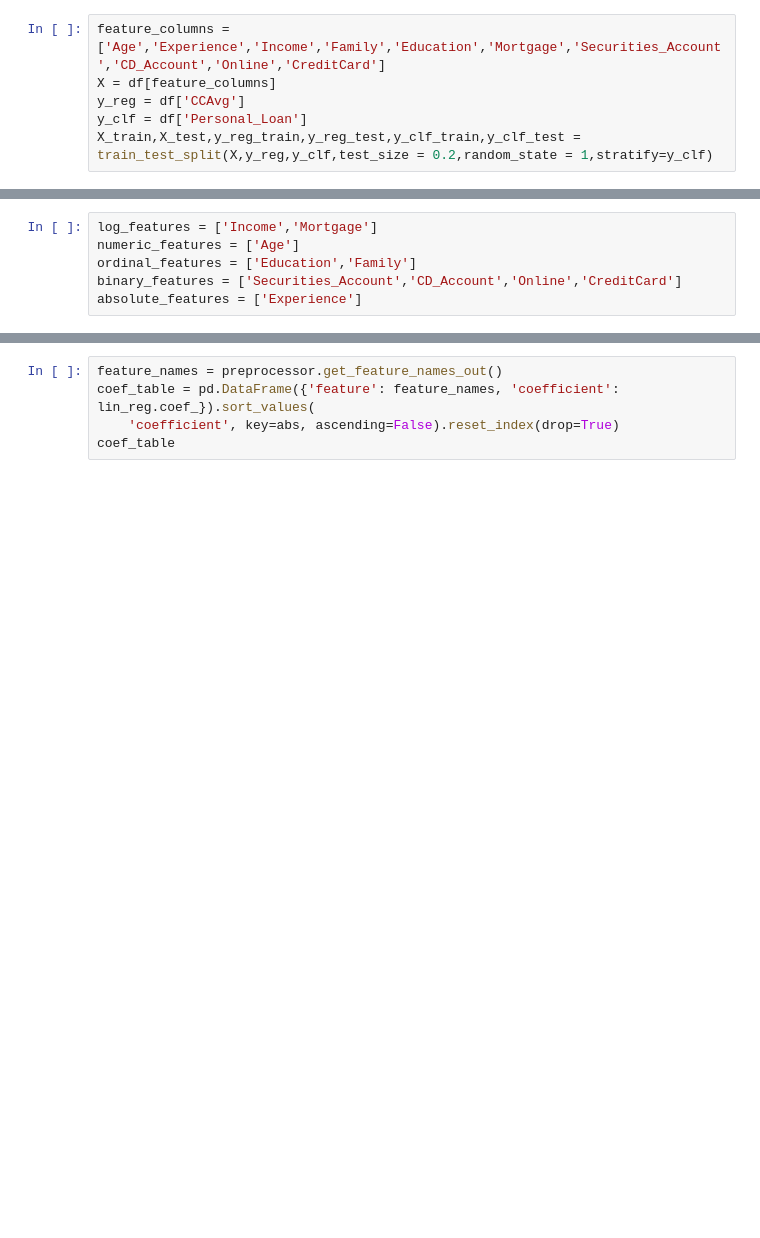
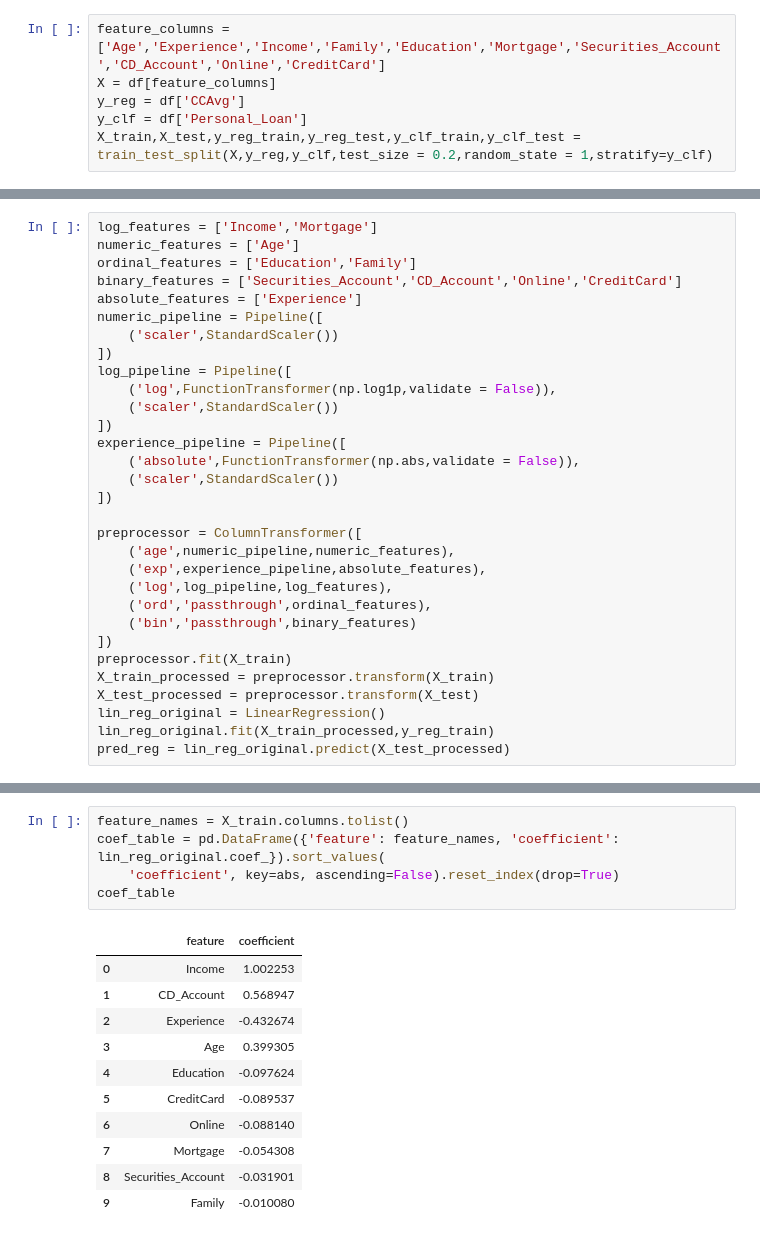
Before and after one commit to yajvashee/EDA, a Jupyter notebook: assessment/customer_beahviour_model_for_loan_targeting.ipynb, the cells around one changed output, grey strips where cells are left out. Saved outputs shown, nothing was run; the diff lists cells and outputs as text; blank space fills up the shorter version.

```diff
--- a/assessment/customer_beahviour_model_for_loan_targeting.ipynb
+++ b/assessment/customer_beahviour_model_for_loan_targeting.ipynb
@@ -249,3 +371,28 @@ numeric_features = ['Age']
 ordinal_features = ['Education','Family']
 binary_features = ['Securities_Account','CD_Account','Online','CreditCard']
 absolute_features = ['Experience']
+numeric_pipeline = Pipeline([
+    ('scaler',StandardScaler())
+])
+log_pipeline = Pipeline([
+    ('log',FunctionTransformer(np.log1p,validate = False)),
+    ('scaler',StandardScaler())
+])
+experience_pipeline = Pipeline([
+    ('absolute',FunctionTransformer(np.abs,validate = False)),
+    ('scaler',StandardScaler())
+])
+
+preprocessor = ColumnTransformer([
+    ('age',numeric_pipeline,numeric_features),
+    ('exp',experience_pipeline,absolute_features),
+    ('log',log_pipeline,log_features),
+    ('ord','passthrough',ordinal_features),
+    ('bin','passthrough',binary_features)
+])
+preprocessor.fit(X_train)
+X_train_processed = preprocessor.transform(X_train)
+X_test_processed = preprocessor.transform(X_test)
+lin_reg_original = LinearRegression()
+lin_reg_original.fit(X_train_processed,y_reg_train)
+pred_reg = lin_reg_original.predict(X_test_processed)
@@ -301,5 +431,17 @@ regression_model_evaluation
 # %%
-feature_names = preprocessor.get_feature_names_out()
-coef_table = pd.DataFrame({'feature': feature_names, 'coefficient': lin_reg.coef_}).sort_values(
+feature_names = X_train.columns.tolist()
+coef_table = pd.DataFrame({'feature': feature_names, 'coefficient': lin_reg_original.coef_}).sort_values(
     'coefficient', key=abs, ascending=False).reset_index(drop=True)
 coef_table
+# %% [output]
+|  | feature | coefficient |
+| 0 | Income | 1.002253 |
+| 1 | CD_Account | 0.568947 |
+| 2 | Experience | -0.432674 |
+| 3 | Age | 0.399305 |
+| 4 | Education | -0.097624 |
+| 5 | CreditCard | -0.089537 |
+| 6 | Online | -0.088140 |
+| 7 | Mortgage | -0.054308 |
+| 8 | Securities_Account | -0.031901 |
+| 9 | Family | -0.010080 |
```
Also changed, not shown: parts of 38 cells of this notebook.
